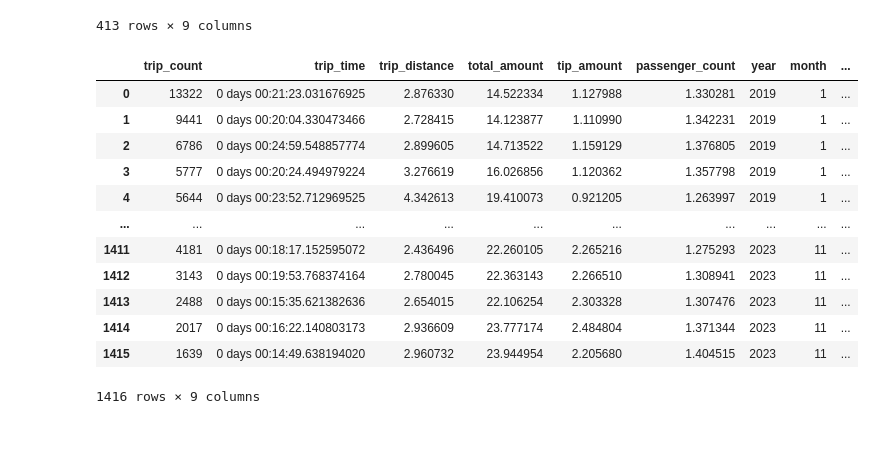
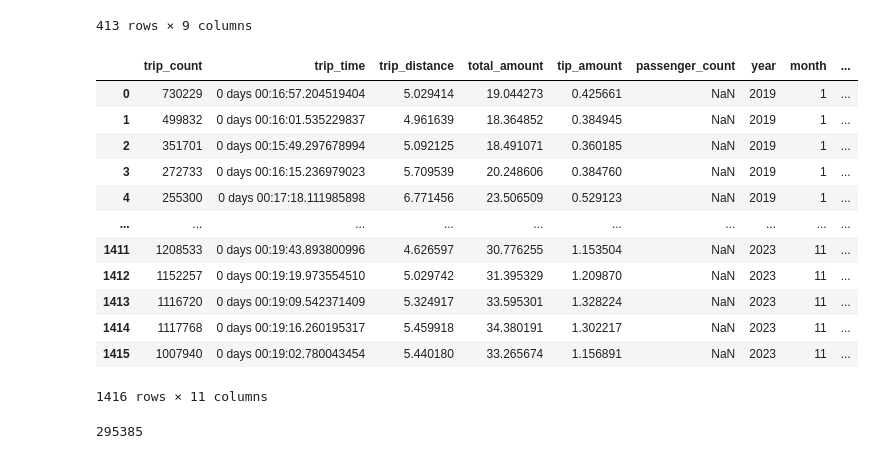
Before and after one commit to mklimek001/data-exploration, a Jupyter notebook: weekday_hour_stats.ipynb, the cells around one changed output. Saved outputs shown, nothing was run; the diff lists cells and outputs as text; code cells hidden in the pictures.

```diff
--- a/weekday_hour_stats.ipynb
+++ b/weekday_hour_stats.ipynb
@@ -449,18 +449,23 @@ for vechicle_type in ['yellow', 'green', 'fhv']:
     df = pd.DataFrame(dict_for_df)
     df.to_csv(f'dataset_nyc_taxi/hour_csv/{vechicle_type}_hour.csv', index=False)
 # %%
-pd.read_csv(f'dataset_nyc_taxi/hour_csv/green_hour.csv')
+hours_df = pd.read_csv(f'dataset_nyc_taxi/hour_csv/fhv_hour.csv')
+hours_df
 # %% [output]
 |  | trip_count | trip_time | trip_distance | total_amount | tip_amount | passenger_count | year | month | ... |
-| 0 | 13322 | 0 days 00:21:23.031676925 | 2.876330 | 14.522334 | 1.127988 | 1.330281 | 2019 | 1 | ... |
-| 1 | 9441 | 0 days 00:20:04.330473466 | 2.728415 | 14.123877 | 1.110990 | 1.342231 | 2019 | 1 | ... |
-| 2 | 6786 | 0 days 00:24:59.548857774 | 2.899605 | 14.713522 | 1.159129 | 1.376805 | 2019 | 1 | ... |
-| 3 | 5777 | 0 days 00:20:24.494979224 | 3.276619 | 16.026856 | 1.120362 | 1.357798 | 2019 | 1 | ... |
-| 4 | 5644 | 0 days 00:23:52.712969525 | 4.342613 | 19.410073 | 0.921205 | 1.263997 | 2019 | 1 | ... |
+| 0 | 730229 | 0 days 00:16:57.204519404 | 5.029414 | 19.044273 | 0.425661 | NaN | 2019 | 1 | ... |
+| 1 | 499832 | 0 days 00:16:01.535229837 | 4.961639 | 18.364852 | 0.384945 | NaN | 2019 | 1 | ... |
+| 2 | 351701 | 0 days 00:15:49.297678994 | 5.092125 | 18.491071 | 0.360185 | NaN | 2019 | 1 | ... |
+| 3 | 272733 | 0 days 00:16:15.236979023 | 5.709539 | 20.248606 | 0.384760 | NaN | 2019 | 1 | ... |
+| 4 | 255300 | 0 days 00:17:18.111985898 | 6.771456 | 23.506509 | 0.529123 | NaN | 2019 | 1 | ... |
 | ... | ... | ... | ... | ... | ... | ... | ... | ... | ... |
-| 1411 | 4181 | 0 days 00:18:17.152595072 | 2.436496 | 22.260105 | 2.265216 | 1.275293 | 2023 | 11 | ... |
-| 1412 | 3143 | 0 days 00:19:53.768374164 | 2.780045 | 22.363143 | 2.266510 | 1.308941 | 2023 | 11 | ... |
-| 1413 | 2488 | 0 days 00:15:35.621382636 | 2.654015 | 22.106254 | 2.303328 | 1.307476 | 2023 | 11 | ... |
-| 1414 | 2017 | 0 days 00:16:22.140803173 | 2.936609 | 23.777174 | 2.484804 | 1.371344 | 2023 | 11 | ... |
-| 1415 | 1639 | 0 days 00:14:49.638194020 | 2.960732 | 23.944954 | 2.205680 | 1.404515 | 2023 | 11 | ... |
+| 1411 | 1208533 | 0 days 00:19:43.893800996 | 4.626597 | 30.776255 | 1.153504 | NaN | 2023 | 11 | ... |
+| 1412 | 1152257 | 0 days 00:19:19.973554510 | 5.029742 | 31.395329 | 1.209870 | NaN | 2023 | 11 | ... |
+| 1413 | 1116720 | 0 days 00:19:09.542371409 | 5.324917 | 33.595301 | 1.328224 | NaN | 2023 | 11 | ... |
+| 1414 | 1117768 | 0 days 00:19:16.260195317 | 5.459918 | 34.380191 | 1.302217 | NaN | 2023 | 11 | ... |
+| 1415 | 1007940 | 0 days 00:19:02.780043454 | 5.440180 | 33.265674 | 1.156891 | NaN | 2023 | 11 | ... |
-1416 rows × 9 columns
+1416 rows × 11 columns
+# %%
+hours_df[hours_df['hour'] == i]['trip_count'].sum()
+# %% [output]
+295385
```
Also changed, not shown: parts of 6 cells of this notebook, 38 other files.
